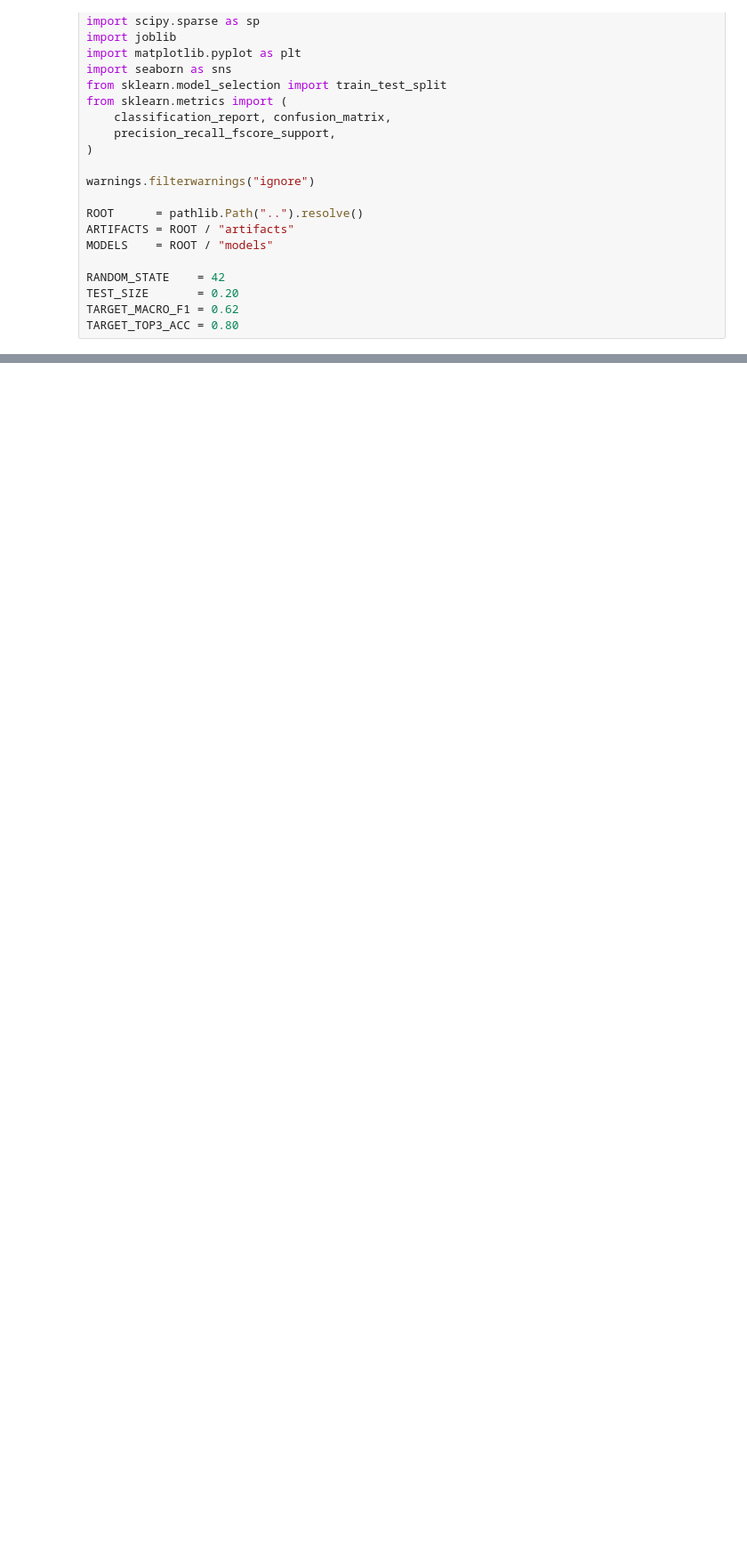
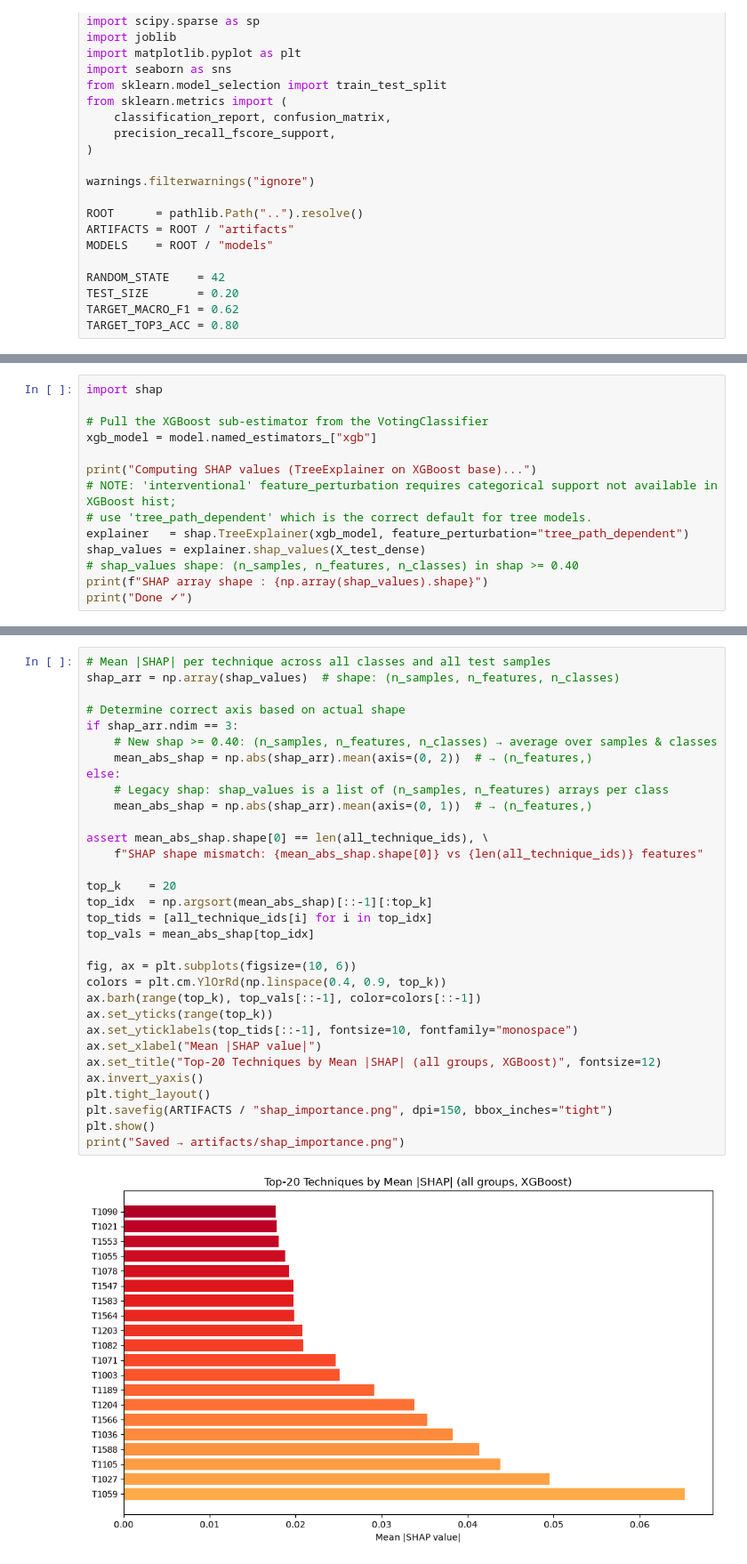
Before and after one commit to Jyoti-24-05/APT-Attribution-Engine, a Jupyter notebook: notebooks/evaluation.ipynb, the cells around one changed output, grey strips where cells are left out. Shown at 89% size. Cells and saved outputs as stored; diff of their text form; blank space fills up the shorter version.

```diff
--- a/notebooks/evaluation.ipynb
+++ b/notebooks/evaluation.ipynb
@@ -25,0 +201,14 @@ TARGET_TOP3_ACC = 0.80
+# %%
+import shap
+
+# Pull the XGBoost sub-estimator from the VotingClassifier
+xgb_model = model.named_estimators_["xgb"]
+
+print("Computing SHAP values (TreeExplainer on XGBoost base)...")
+# NOTE: 'interventional' feature_perturbation requires categorical support not available in XGBoost hist;
+# use 'tree_path_dependent' which is the correct default for tree models.
+explainer   = shap.TreeExplainer(xgb_model, feature_perturbation="tree_path_dependent")
+shap_values = explainer.shap_values(X_test_dense)
+# shap_values shape: (n_samples, n_features, n_classes) in shap >= 0.40
+print(f"SHAP array shape : {np.array(shap_values).shape}")
+print("Done ✓")
@@ -25,0 +219,34 @@ TARGET_TOP3_ACC = 0.80
+# %%
+# Mean |SHAP| per technique across all classes and all test samples
+shap_arr = np.array(shap_values)  # shape: (n_samples, n_features, n_classes)
+
+# Determine correct axis based on actual shape
+if shap_arr.ndim == 3:
+    # New shap >= 0.40: (n_samples, n_features, n_classes) → average over samples & classes
+    mean_abs_shap = np.abs(shap_arr).mean(axis=(0, 2))  # → (n_features,)
+else:
+    # Legacy shap: shap_values is a list of (n_samples, n_features) arrays per class
+    mean_abs_shap = np.abs(shap_arr).mean(axis=(0, 1))  # → (n_features,)
+
+assert mean_abs_shap.shape[0] == len(all_technique_ids), \
+    f"SHAP shape mismatch: {mean_abs_shap.shape[0]} vs {len(all_technique_ids)} features"
+
+top_k    = 20
+top_idx  = np.argsort(mean_abs_shap)[::-1][:top_k]
+top_tids = [all_technique_ids[i] for i in top_idx]
+top_vals = mean_abs_shap[top_idx]
+
+fig, ax = plt.subplots(figsize=(10, 6))
+colors = plt.cm.YlOrRd(np.linspace(0.4, 0.9, top_k))
+ax.barh(range(top_k), top_vals[::-1], color=colors[::-1])
+ax.set_yticks(range(top_k))
+ax.set_yticklabels(top_tids[::-1], fontsize=10, fontfamily="monospace")
+ax.set_xlabel("Mean |SHAP value|")
+ax.set_title("Top-20 Techniques by Mean |SHAP| (all groups, XGBoost)", fontsize=12)
+ax.invert_yaxis()
+plt.tight_layout()
+plt.savefig(ARTIFACTS / "shap_importance.png", dpi=150, bbox_inches="tight")
+plt.show()
+print("Saved → artifacts/shap_importance.png")
+# %% [output]
+[figure, added]
```
Also changed, not shown: parts of 13 cells of this notebook.
